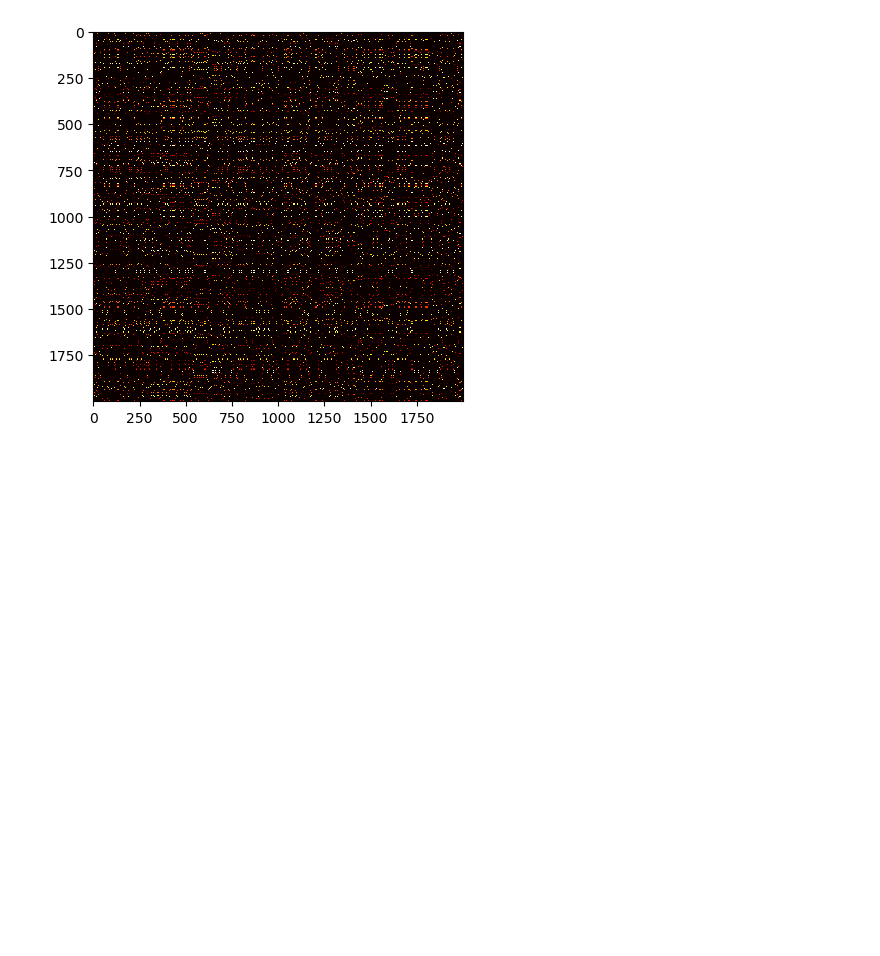
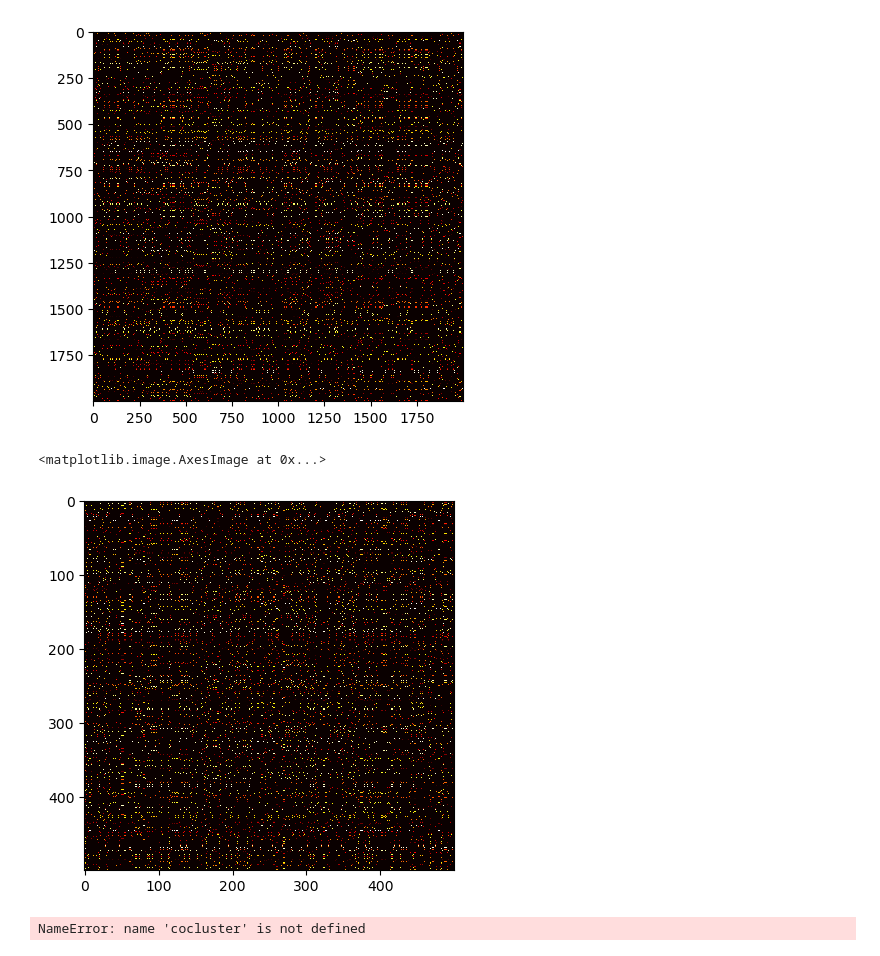
Before and after one commit to wzh4464/big_matrix_cocluster, a Jupyter notebook: main.ipynb, the cells around one changed output. Saved outputs shown, nothing was run; the diff lists cells and outputs as text; code cells hidden in the pictures; blank space fills up the shorter version.

```diff
--- a/main.ipynb
+++ b/main.ipynb
@@ -2,10 +2,10 @@
 import numpy as np
 # import pandas as pd
 import matplotlib.pyplot as plt
-from coclusterSVD import score
+from coclusterSVD import score, cocluster
 
 
-def generate(seed, num_bicluster, num_pool) -> np.ndarray:
+def generate(seed, num_bicluster, num_pool, M, N) -> np.ndarray:
     # psedo random vector with fixed seed, ori(0), ori(1), ... ori(num_bicluster-1)
     ori = np.random.RandomState(seed=seed).rand(num_bicluster, num_pool)
 
@@ -24,10 +24,6 @@ def generate(seed, num_bicluster, num_pool) -> np.ndarray:
 
     for i in range(num_bicluster):
         assert len(p[i]) == n[i]
-
-    # new a M x N matrix (zeros)
-    M = 2000
-    N = 2000
 
     A = np.zeros((M, N))
 
@@ -68,8 +66,26 @@ num_pool = 200 # as random pool for bases of biclusters
 # num_bicluster = np.random.RandomState(seed+1).randint(1, num_upper_bound, 1)[0] # number of biclusters
 num_bicluster = 15
 
-B = generate(seed=seed, num_pool=num_pool, num_bicluster=num_bicluster)
+M = 2000
+N = 2000
+B = generate(seed=seed, num_pool=num_pool, num_bicluster=num_bicluster, M=M, N=N)
 plt.imshow(B, cmap='hot', interpolation='nearest')
 plt.show()
 # %% [output]
 [figure]
+# %%
+partition : int = 4
+
+sizex = M // partition
+sizey = N // partition
+
+testB = B[:sizex, :sizey]
+
+plt.imshow(testB, cmap='hot', interpolation='nearest')
+# %% [output]
+<matplotlib.image.AxesImage at 0x...>
+[figure, added]
+# %%
+cocluster(testB, scale=sizex, k = 10)
+# %% [output]
+NameError: name 'cocluster' is not defined
```
Also changed, not shown: parts of 1 cell of this notebook, 3 other files.
